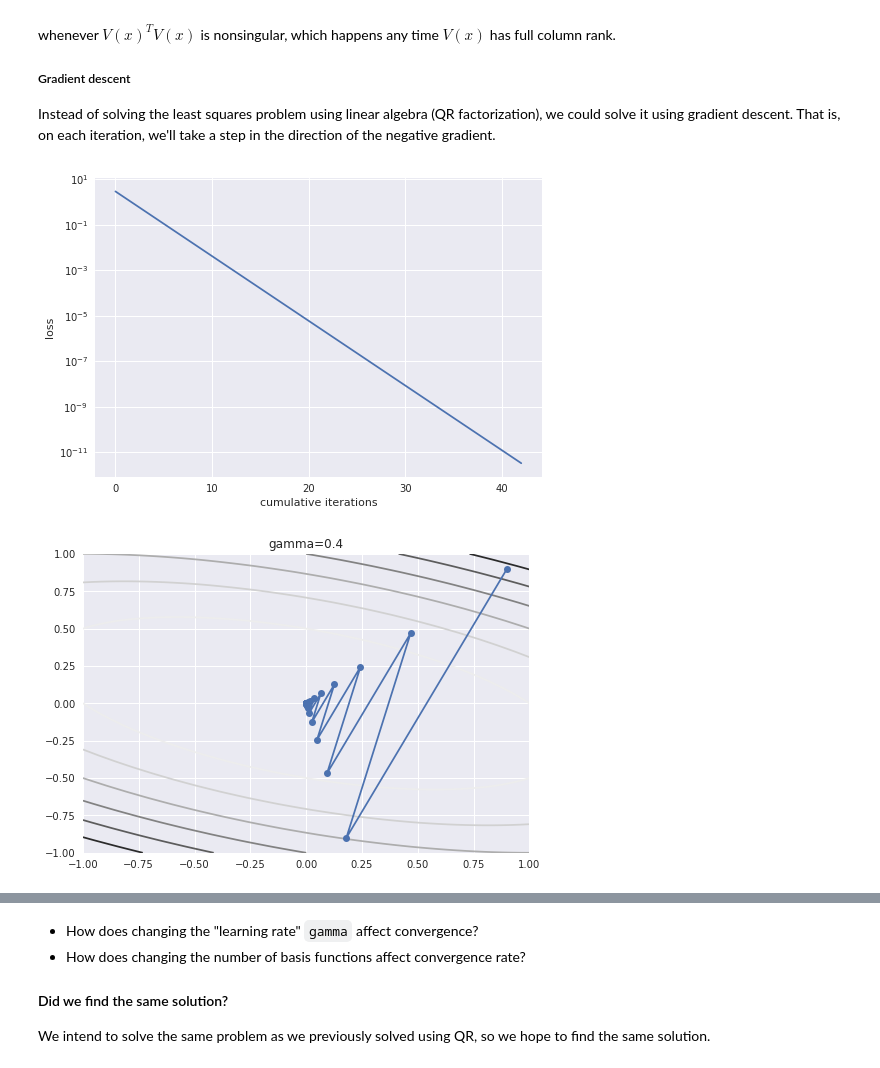
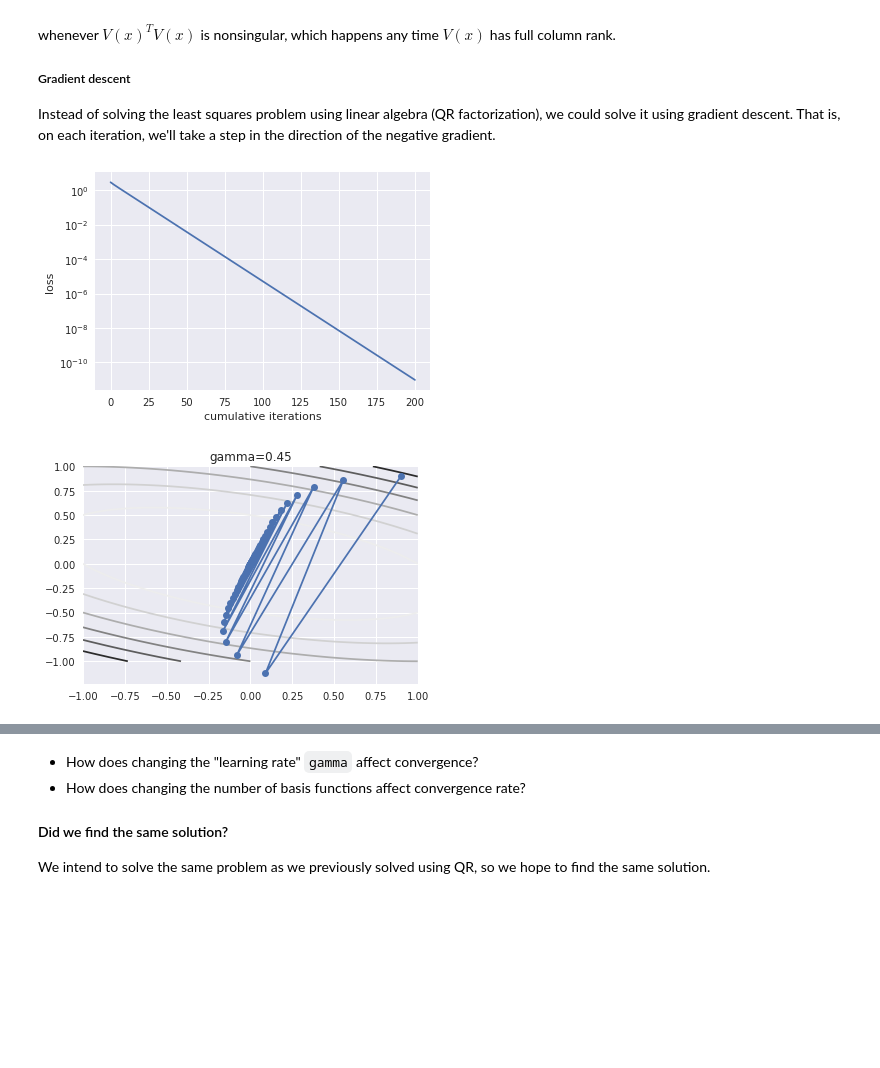
Before and after one commit to cu-numcomp/numcomp-class-spring19, a Jupyter notebook: Regression.ipynb, the cells around one changed output, grey strips where cells are left out. Cells and saved outputs as stored; diff of their text form; code cells hidden in the pictures; blank space fills up the shorter version.

```diff
--- a/Regression.ipynb
+++ b/Regression.ipynb
@@ -197,36 +197,36 @@ def grad_descent(loss, grad, c0, gamma=1e-3, tol=1e-5):
         lhist.append(loss(c))
         if np.linalg.norm(g) < tol:
             break
     return c, np.array(chist), np.array(lhist)
 
 class quadratic_loss:
     """Test problem to give example of gradient descent."""
     def __init__(self):
         self.A = np.array([[1, 1], [1, 4]])
     def loss(self, c):
         return .5 * c @ self.A @ c
     def grad(self, c):
         return self.A @ c
 
 def test(gamma):
     q = quadratic_loss()
     c, chist, lhist = grad_descent(q.loss, q.grad, .9*np.ones(2), gamma=gamma)
     plt.semilogy(lhist)
     plt.ylabel('loss')
     plt.xlabel('cumulative iterations')
 
     plt.figure()
     l = np.linspace(-1, 1)
     x, y = np.meshgrid(l, l)
     z = [q.loss(np.array([x[i,j], y[i,j]])) for i in range(50) for j in range(50)]
     plt.contour(x, y, np.reshape(z, x.shape))
     plt.plot(chist[:,0], chist[:,1], 'o-')
     plt.title('gamma={}'.format(gamma))
 
-test(.4)
+test(.45)
 # %% [output]
-[figure, old version]
+[figure, new version]
-[figure, old version]
+[figure, new version]
 # %%
 class chebyshev_regress:
     def __init__(self, x, y, n):
```
Also changed, not shown: parts of 11 cells of this notebook, 3 other files.
